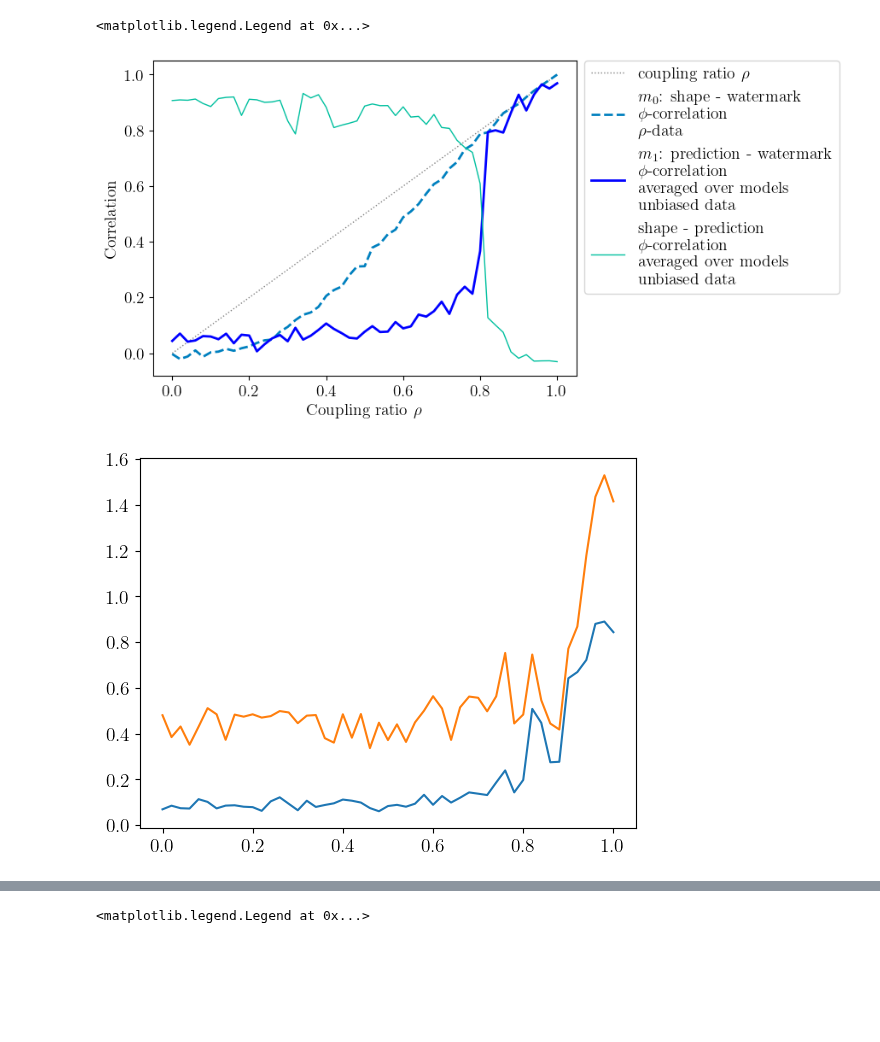
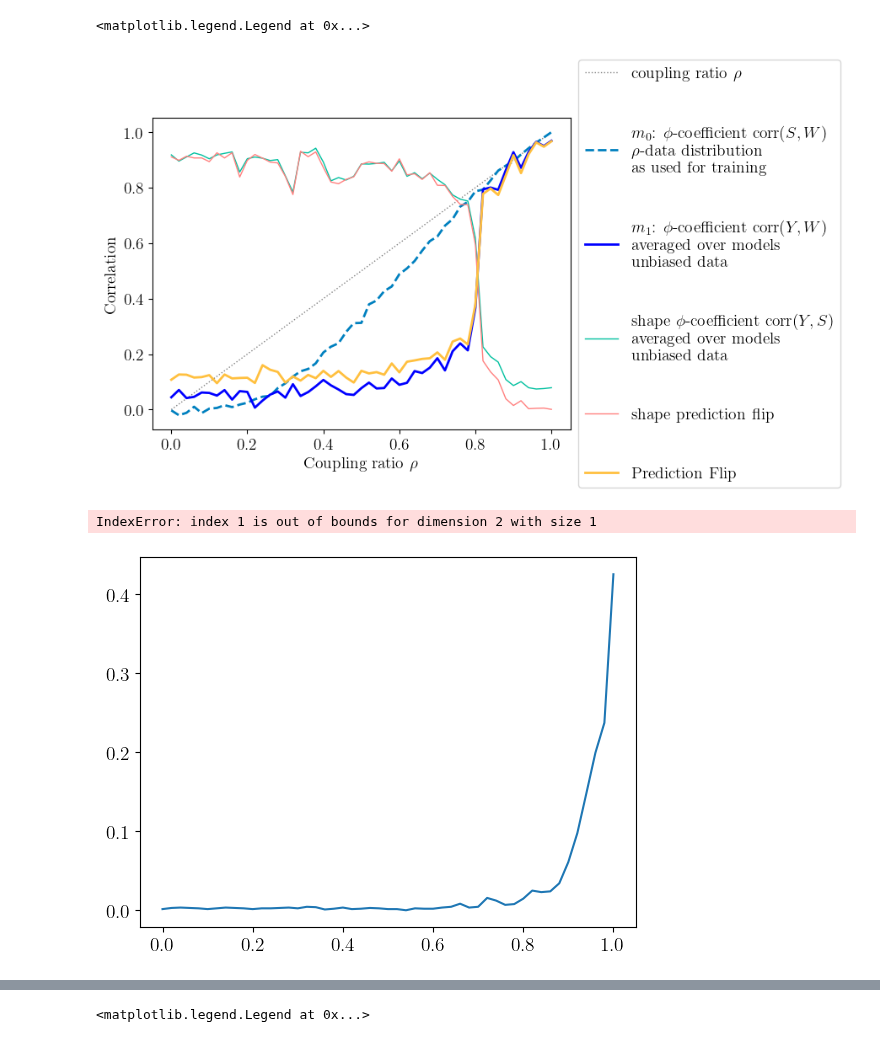
Before and after one commit to lillijo/xai-evaluation-master-thesis, a Jupyter notebook: experiments/compare_measures.ipynb, the cells around one changed output, grey strips where cells are left out. Cells and saved outputs as stored; diff of their text form; code cells hidden in the pictures; blank space fills up the shorter version.

```diff
--- a/experiments/compare_measures.ipynb
+++ b/experiments/compare_measures.ipynb
@@ -143,12 +144,23 @@ with open(f"m1_mi_6400_{experiment_name}.pickle", "rb") as f:
     m1_mi = pickle.load(f)
 with open(f"m0_gt_6400_{experiment_name}.pickle", "rb") as f:  # gt_measures_1280
     gt_measures = pickle.load(f)
-with open(f"shape_gt_640_{experiment_name}.pickle", "rb") as f:
+with open(f"shape_gt_128_{experiment_name}.pickle", "rb") as f:
     shape_gt = pickle.load(f)
-mimean = torch.mean(per_sample[:,:,:,0], dim=(1,2)) #torch.mean(m1_mi[:,:,1], dim=(1))
+
+with open(f"pf_128_{experiment_name}.pickle", "rb") as f:
+    pf_gt = pickle.load(f)
+
+mimean = torch.mean(
+    per_sample[:, :, :, 0], dim=(1, 2)
+)  # torch.mean(m1_mi[:,:,1], dim=(1))
+
+pf_mean = torch.mean(
+    pf_gt[:, :, 0], dim=(1)
+)
 biases = gt_measures[:, 0, 0]
 
 ecol = matplotlib.cm.winter(np.linspace(0, 1, 5))
+scol = matplotlib.cm.spring(np.linspace(0, 1, 5))
 plt.plot(
     biases,
     biases,
@@ -158,45 +170,61 @@ plt.plot(
     color="gray",
 )
 plt.plot(
     biases,
     torch.mean(gt_measures[:, :, 2], dim=1),
     linewidth=2,
-    label="$m_0$: shape - watermark\n $\\phi$-correlation \n $\\rho$-data",
+    label="$m_0$: $\\phi$-coefficient corr($S,W$) \n $\\rho$-data distribution \n as used for training",
     linestyle="dashed",
     color=ecol[2],
 )
 plt.plot(
     biases,
     mimean,
     linewidth=2,
-    label="$m_1$: prediction - watermark\n $\\phi$-correlation \n averaged over models \n unbiased data",
+    label="$m_1$: $\\phi$-coefficient corr($Y,W$)  \n averaged over models \n unbiased data",
     color=ecol[0],
 )
 plt.plot(
     biases,
     torch.mean(shape_gt[:, :, 1], dim=1),
     linewidth=1,
-    label="shape - prediction\n $\\phi$-correlation \n averaged over models \n unbiased data",
+    label="shape $\\phi$-coefficient corr($Y,S$)  \n averaged over models \n unbiased data",
     color=ecol[3],
+)
+plt.plot(
+    biases,
+    torch.mean(shape_gt[:, :, 2], dim=1),
+    linewidth=1,
+    label="shape prediction flip",
+    color=scol[2],
+)
+plt.plot(
+    biases,
+    pf_mean,
+    linewidth=2,
+    label="Prediction Flip",
+    color=scol[3],
 )
 
 
 plt.ylabel("Correlation")
 plt.xlabel("Coupling ratio $\\rho$")
 plt.legend(
-    bbox_to_anchor=(1.0, 0.924, 1.0, 0.102),
-    loc="upper left",
+    bbox_to_anchor=(1, 0.5),
+    loc=6,
     ncols=1,
+    labelspacing=2.7,
 )
 # %% [output]
 <matplotlib.legend.Legend at 0x...>
-[figure, old version]
+[figure, new version]
 # %%
 for m in range(2):
-    vals = torch.mean(rel_max_m[:,:,m], dim=1)
-    sigma = torch.std(rel_max_m[:,:,m], dim=1) / math.sqrt(10)
+    vals = torch.mean(pf_gt[:,:,m], dim=1)
+    sigma = torch.std(pf_gt[:,:,m], dim=1) / math.sqrt(10)
     plt.plot(biases, vals, label=str(m))
 # %% [output]
+IndexError: index 1 is out of bounds for dimension 2 with size 1
-[figure, old version]
+[figure, new version]
 # %%
 # MI and PHI over seeds
```
Also changed, not shown: parts of 6 cells of this notebook, 5 other files.
